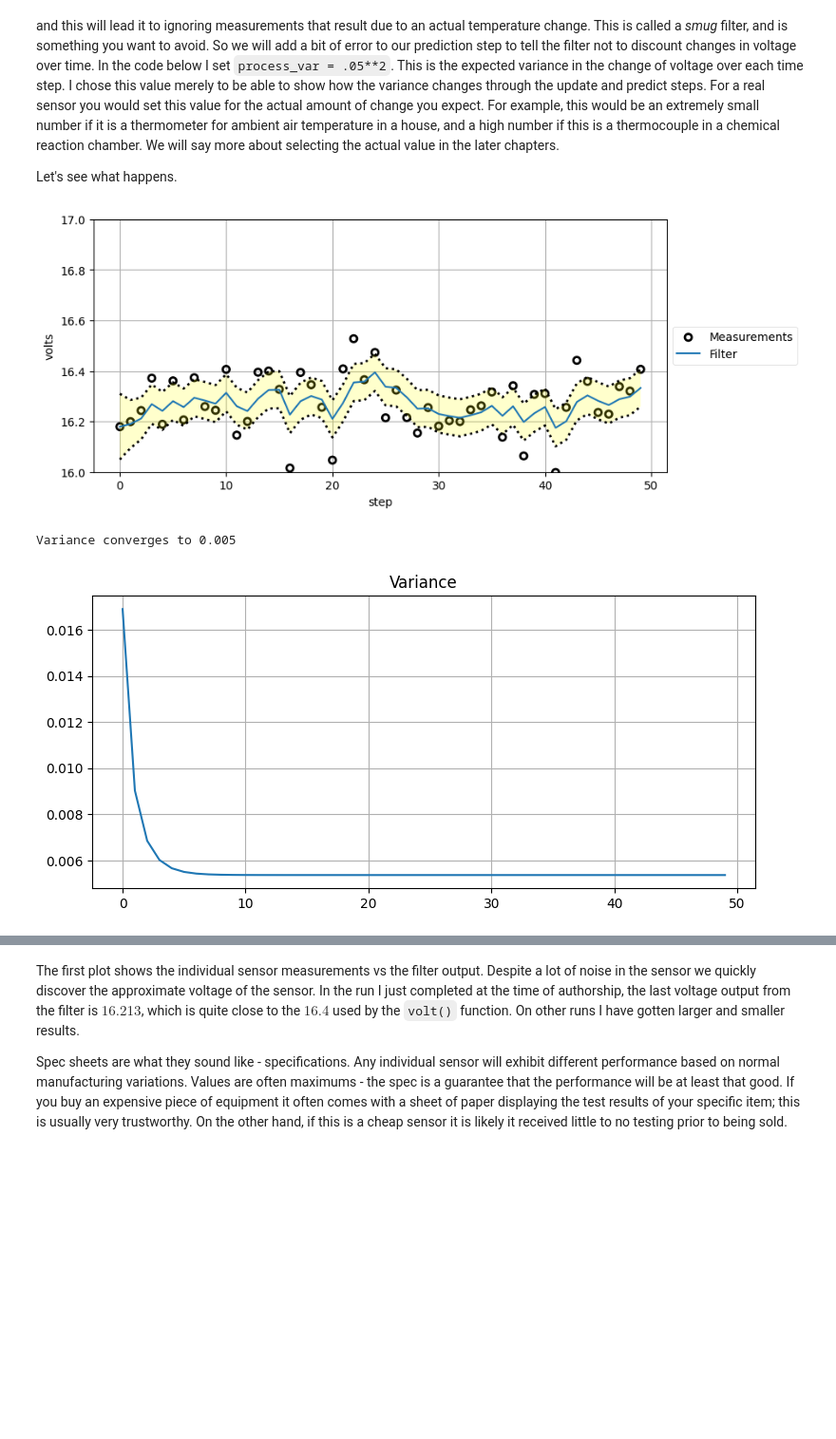
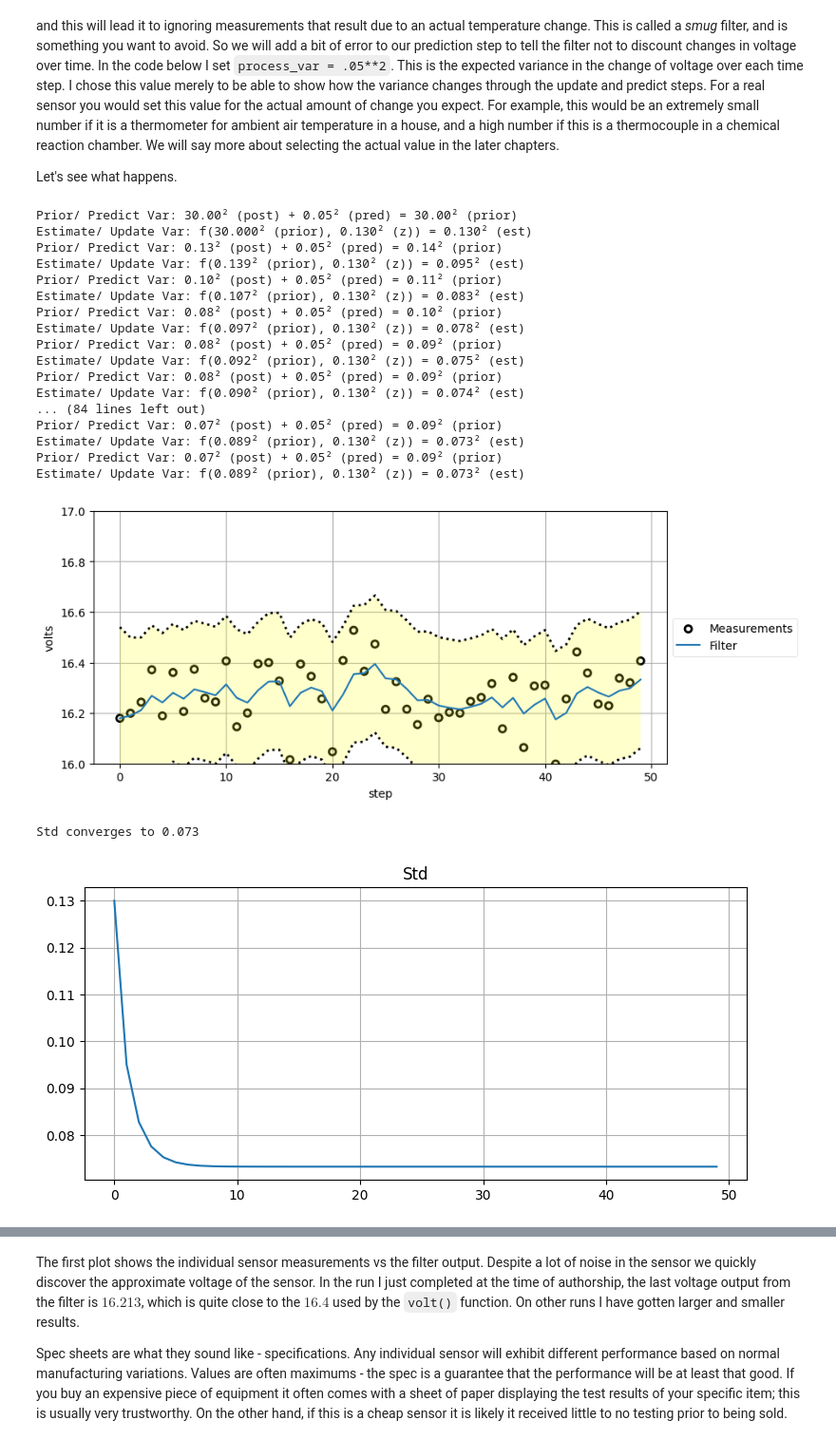
Before and after one commit to jhug12/Kalman-and-Bayesian-Filters-in-Python, a Jupyter notebook: 04-One-Dimensional-Kalman-Filters.ipynb, the cells around one changed output, grey strips where cells are left out. Shown at 95% size. Cells and saved outputs as stored; diff of their text form; code cells hidden in the pictures; blank space fills up the shorter version.

```diff
--- a/04-One-Dimensional-Kalman-Filters.ipynb
+++ b/04-One-Dimensional-Kalman-Filters.ipynb
@@ -880,37 +902,61 @@ Let's see what happens.
 # %%
 temp_change = 0
 voltage_std = 0.13
 process_var = 0.05**2
 actual_voltage = 16.3
 
-x = gaussian(25.0, 1000.0)  # initial state
-process_model = gaussian(0.0, process_var)
+x = gaussian(25.0, 30.0**2)  # initial state
+process_model = gaussian(temp_change, process_var)
 
 N = 50
 zs = [volt(actual_voltage, voltage_std) for i in range(N)]
 ps = []
 estimates = []
 
 for z in zs:
     prior = predict(x, process_model)
+    print(
+        f"Prior/ Predict Var: {x.var ** .5:.2f}² (post) + {process_model.var ** .5:.2f}² (pred) = {prior.var ** .5:.2f}² (prior)"
+    )
+
     x = update(prior, gaussian(z, voltage_std**2))
+    print(
+        f"Estimate/ Update Var: f({prior.var ** .5:.3f}² (prior), {voltage_std:.3f}² (z)) = {x.var ** .5:.3f}² (est)"
+    )
 
     # save for latter plotting
     estimates.append(x.mean)
-    ps.append(x.var)
+    ps.append(x.var**0.5)
 
 # plot the filter output and the variance
 book_plots.plot_measurements(zs)
 book_plots.plot_filter(estimates, var=np.array(ps))
 book_plots.show_legend()
 plt.ylim(16, 17)
 book_plots.set_labels(x="step", y="volts")
 plt.show()
 
 plt.plot(ps)
-plt.title("Variance")
-print(f"Variance converges to {ps[-1]:.3f}")
+plt.title("Std")
+print(f"Std converges to {ps[-1]:.3f}")
 # %% [output]
+Prior/ Predict Var: 30.00² (post) + 0.05² (pred) = 30.00² (prior)
+Estimate/ Update Var: f(30.000² (prior), 0.130² (z)) = 0.130² (est)
+Prior/ Predict Var: 0.13² (post) + 0.05² (pred) = 0.14² (prior)
+Estimate/ Update Var: f(0.139² (prior), 0.130² (z)) = 0.095² (est)
+Prior/ Predict Var: 0.10² (post) + 0.05² (pred) = 0.11² (prior)
+Estimate/ Update Var: f(0.107² (prior), 0.130² (z)) = 0.083² (est)
+Prior/ Predict Var: 0.08² (post) + 0.05² (pred) = 0.10² (prior)
+Estimate/ Update Var: f(0.097² (prior), 0.130² (z)) = 0.078² (est)
+Prior/ Predict Var: 0.08² (post) + 0.05² (pred) = 0.09² (prior)
+Estimate/ Update Var: f(0.092² (prior), 0.130² (z)) = 0.075² (est)
+Prior/ Predict Var: 0.08² (post) + 0.05² (pred) = 0.09² (prior)
+Estimate/ Update Var: f(0.090² (prior), 0.130² (z)) = 0.074² (est)
+... (84 lines left out)
+Prior/ Predict Var: 0.07² (post) + 0.05² (pred) = 0.09² (prior)
+Estimate/ Update Var: f(0.089² (prior), 0.130² (z)) = 0.073² (est)
+Prior/ Predict Var: 0.07² (post) + 0.05² (pred) = 0.09² (prior)
+Estimate/ Update Var: f(0.089² (prior), 0.130² (z)) = 0.073² (est)
-[figure, old version]
+[figure, new version]
-Variance converges to 0.005
+Std converges to 0.073
-[figure, old version]
+[figure, new version]
```
Also changed, not shown: parts of 8 cells of this notebook.
